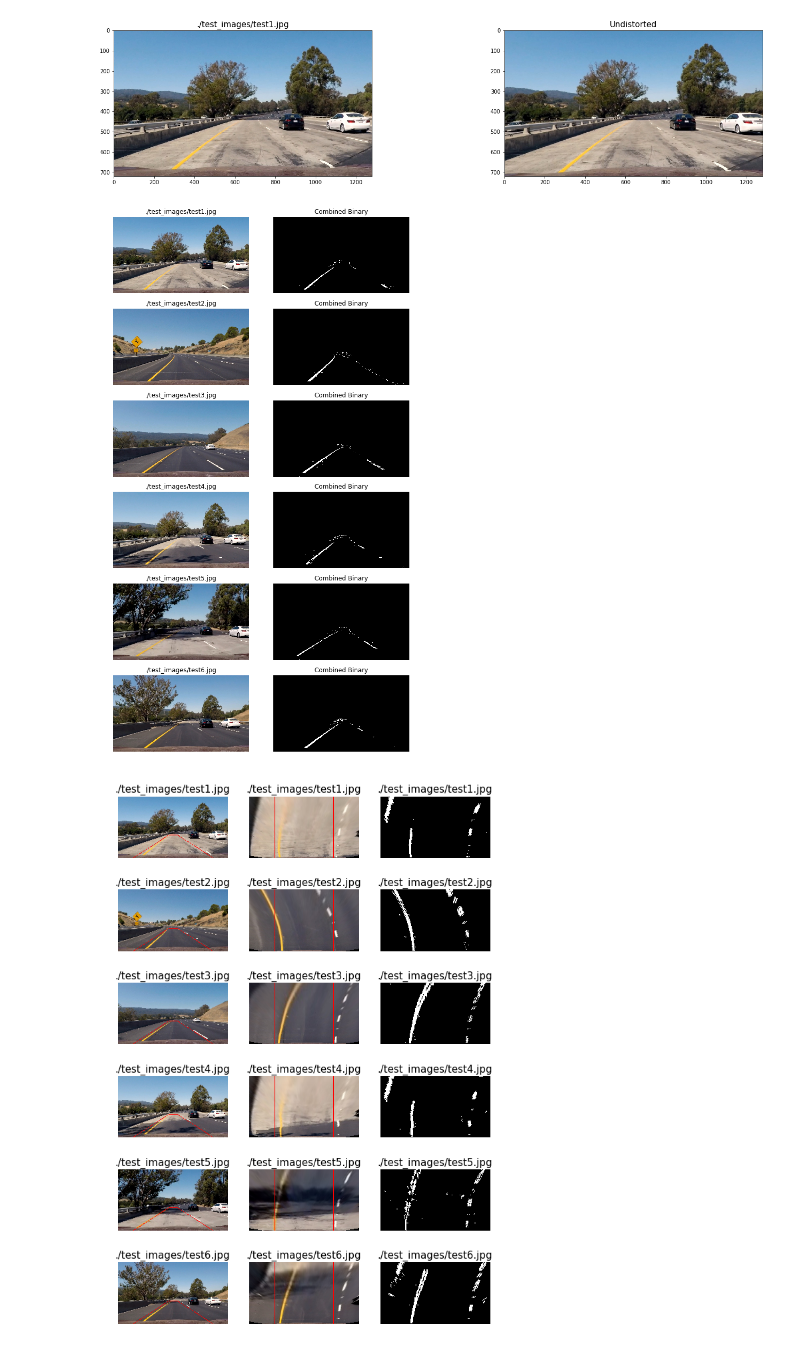
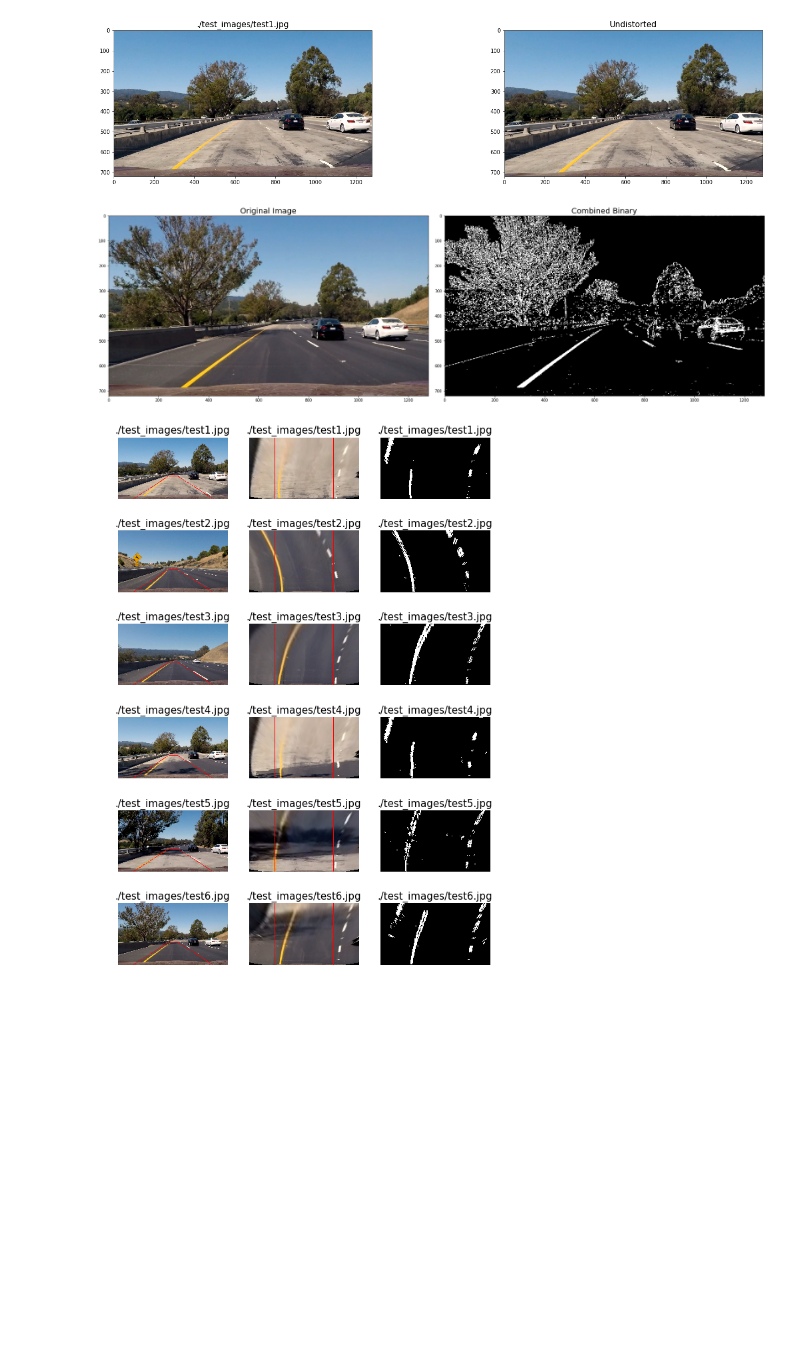
Before and after one commit to hafizur-rahman/CarND-Advanced-Lane-Lines, a Jupyter notebook: AdvancedLaneFindingPipeline.ipynb, the cells around one changed output. Cells and saved outputs as stored; diff of their text form; code cells hidden in the pictures; blank space fills up the shorter version.

```diff
--- a/AdvancedLaneFindingPipeline.ipynb
+++ b/AdvancedLaneFindingPipeline.ipynb
@@ -59,29 +62,27 @@ demo([test_image[1], undistorted], [test_image[0], "Undistorted"], 1, 2, save_as
 # %%
 from transform import *
 
-def demo_pipeline(images):
-    f, axis = plt.subplots(6, 2, figsize=(8, 16))
-    axis = axis.ravel()
+def demo_pipeline(test_images):
+    title, image = test_images[5]
+    binary = pipeline(image, apply_roi=False)
+
+    # Plot the result
+    f, (ax1, ax2) = plt.subplots(1, 2, figsize=(24, 9))
     f.tight_layout()
 
-    for i in range(0, len(images)):
-        image = images[i][1]
-        binary = pipeline(image)
+    ax1.imshow(image)
+    ax1.set_title('Original Image', fontsize=20)
 
-        axis[i*2].axis('off')
-        axis[i*2].imshow(image)
-        axis[i*2].set_title(images[i][0], fontsize=12)
+    ax2.imshow(binary, cmap='gray')
+    ax2.set_title('Combined Binary', fontsize=20)
+    plt.subplots_adjust(left=0., right=1, top=0.9, bottom=0.)
+    plt.savefig('output_images/binary_combo_example.jpg')
 
-        axis[i*2+1].axis('off')
-        axis[i*2+1].imshow(binary, cmap='gray')
-        axis[i*2+1].set_title('Combined Binary', fontsize=12)
-
-    plt.subplots_adjust(left=0., right=1, top=0.9, bottom=0.)
     plt.show()
 
 demo_pipeline(test_images)
 # %% [output]
-[figure, old version]
+[figure, new version]
 # %%
 def draw_border(img, points):
     corners = [tuple(p) for p in points]
```
Also changed, not shown: parts of 6 cells of this notebook, 6 other files.
